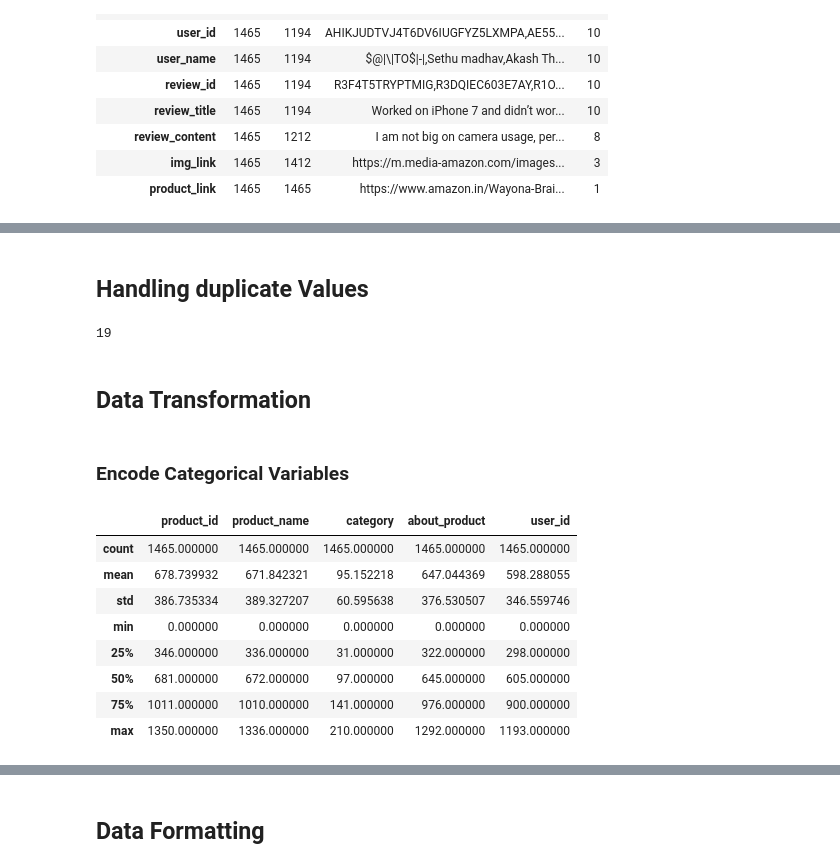
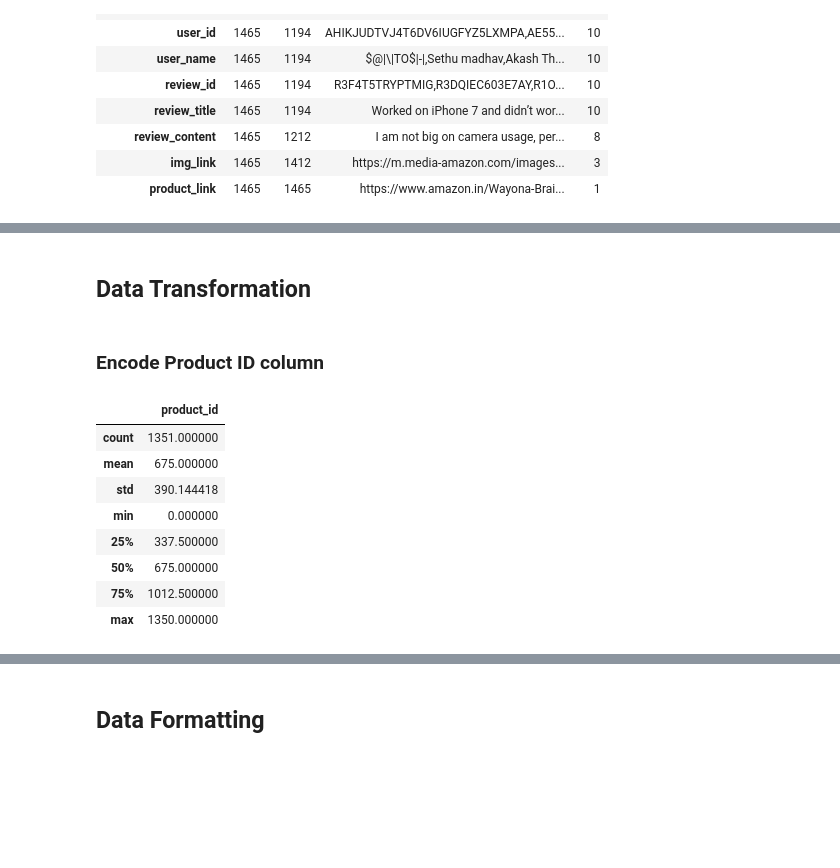
Before and after one commit to Mindulee1018/IRWA-Project, a Jupyter notebook: Data Cleaning & Preprocessing.ipynb, the cells around one changed output, grey strips where cells are left out. Cells and saved outputs as stored; diff of their text form; code cells hidden in the pictures; blank space fills up the shorter version.

Commit message:
add data file and edit data clean code

```diff
--- a/Recommendation_system.ipynb
+++ b/Data Cleaning & Preprocessing.ipynb
@@ -107,3 +83,0 @@ dtype: int64
-# %%
-# Fill missing values in 'Product Rating' with a default value (e.g., 0)
-df['rating_count'] = df['rating_count'].fillna(0)
@@ -130,5 +84,5 @@ dtype: int64
 # %%
 #drop unnecessary columns
-train_data = df.drop(['user_name', 'review_id', 'review_title', 'review_content', 'product_link'],axis=1)
+train_data = df.drop(['discount_percentage', 'user_name', 'review_id', 'review_title', 'review_content', 'product_link'],axis=1)
 train_data
 # %% [output]
@@ -148,30 +102,20 @@ train_data
-# %% [markdown]
-## Handling duplicate Values
-# %%
-#check if duplicates have
-train_data.duplicated().sum()
-# %% [output]
-19
 # %% [markdown]
 ## Data Transformation
 # %% [markdown]
-### Encode Categorical Variables
+### Encode Product ID column
 # %%
-categorical = ['product_id', 'product_name', 'category', 'about_product', 'user_id']
+categorical = ['product_id']
 
 #display categorical column
 le = LabelEncoder()
-for col in categorical:
-    train_data[col] = le.fit_transform(train_data[col])
-
 train_data[categorical].describe()
 # %% [output]
-|  | product_id | product_name | category | about_product | user_id |
-| count | 1465.000000 | 1465.000000 | 1465.000000 | 1465.000000 | 1465.000000 |
-| mean | 678.739932 | 671.842321 | 95.152218 | 647.044369 | 598.288055 |
-| std | 386.735334 | 389.327207 | 60.595638 | 376.530507 | 346.559746 |
-| min | 0.000000 | 0.000000 | 0.000000 | 0.000000 | 0.000000 |
-| 25% | 346.000000 | 336.000000 | 31.000000 | 322.000000 | 298.000000 |
-| 50% | 681.000000 | 672.000000 | 97.000000 | 645.000000 | 605.000000 |
-| 75% | 1011.000000 | 1010.000000 | 141.000000 | 976.000000 | 900.000000 |
-| max | 1350.000000 | 1336.000000 | 210.000000 | 1292.000000 | 1193.000000 |
+|  | product_id |
+| count | 1351.000000 |
+| mean | 675.000000 |
+| std | 390.144418 |
+| min | 0.000000 |
+| 25% | 337.500000 |
+| 50% | 675.000000 |
+| 75% | 1012.500000 |
+| max | 1350.000000 |
```
Also changed, not shown: parts of 28 cells of this notebook, 1 other file.
